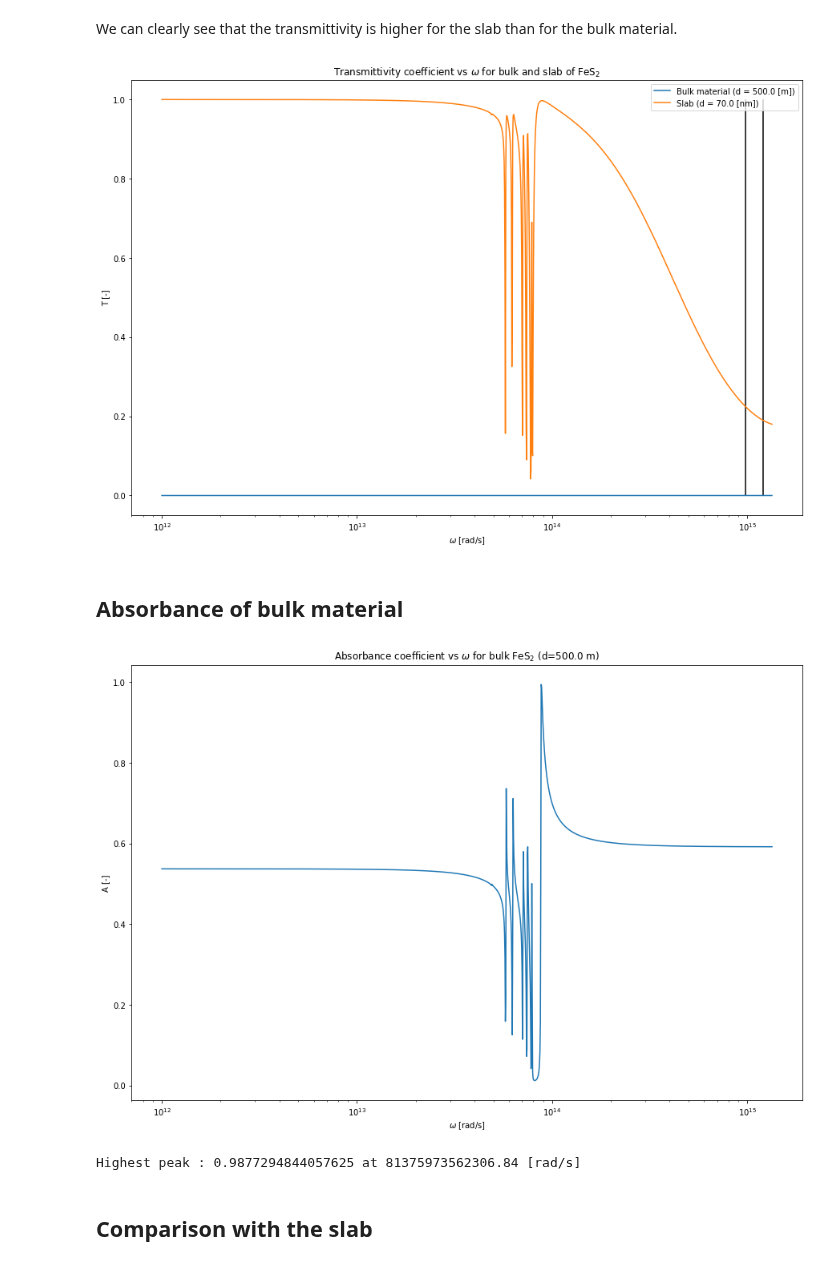
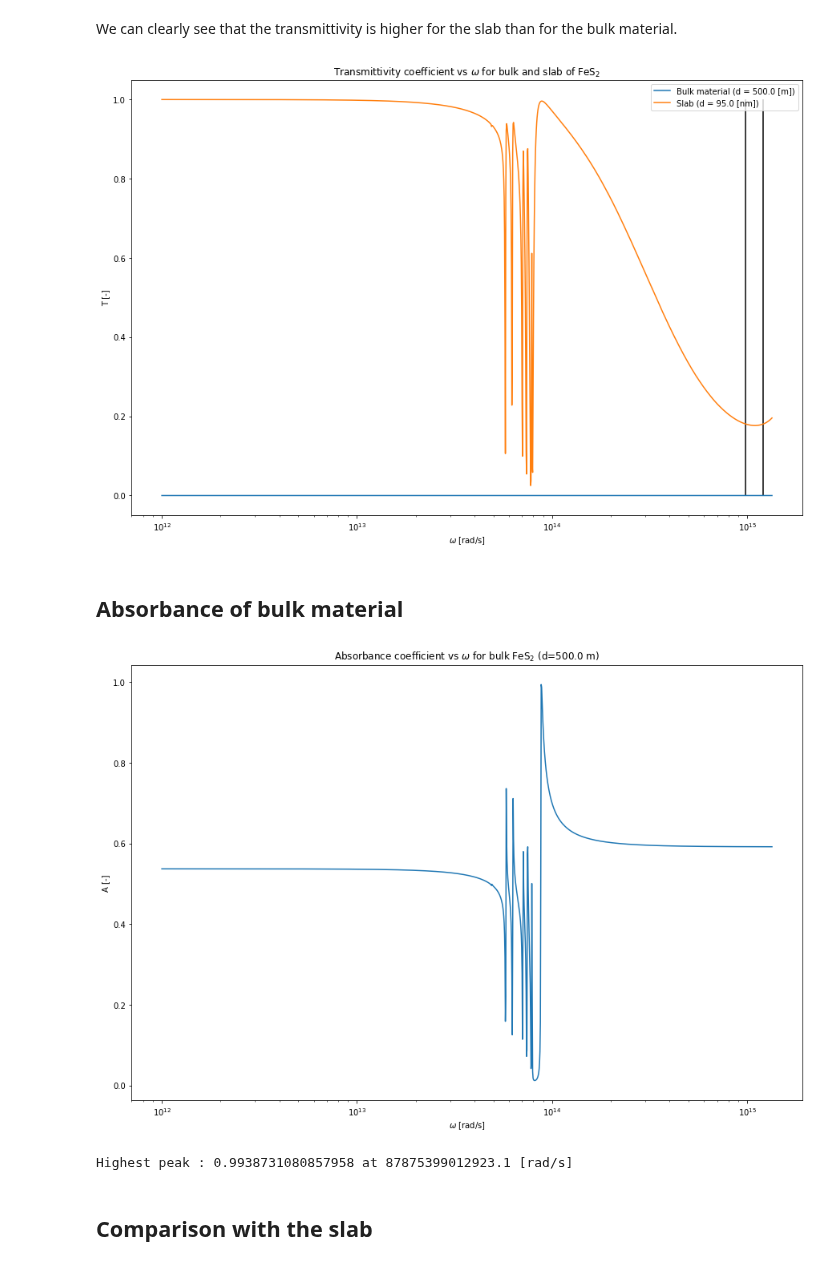
Before and after one commit to idommisse/lmapr2001, a Jupyter notebook: BLOCK2_2.ipynb, the cells around one changed output. Saved outputs shown, nothing was run; the diff lists cells and outputs as text; code cells hidden in the pictures.

```diff
--- a/BLOCK2_2.ipynb
+++ b/BLOCK2_2.ipynb
@@ -278,7 +281,7 @@ phi0 = 0
 
 #film thickness [µm]
 d1 = 0.05e10
-d2 = 0.07
+d2 = 0.095
 
 R1 = computeR(d1,omega,phi0)
 R2 = computeR(d2,omega,phi0)
@@ -334,28 +337,28 @@ We can clearly see that the transmittivity is higher for the slab than for the b
 # %%
 omega = np.logspace(12,np.log10(omegaG),n)
 
 #angle d'incidence [°]
 phi0 = 0
 
 T1 = computeT(d1,omega,phi0)
 T2 = computeT(d2,omega,phi0)
 
 plt.figure(figsize=(15,10))
 plt.plot(omega,T1,label='Bulk material (d = {} [m])'.format(d1/1e6))
 plt.plot(omega,T2,label='Slab (d = {} [nm])'.format(d2*1000))
 plt.title(r'Transmittivity coefficient vs $\omega$ for bulk and slab of FeS$_2$')
 plt.xlabel(r'$\omega$ [rad/s]')
 plt.ylabel('T [-]')
 plt.legend()
 plt.xscale('log')
 #the range of LASER frequencies
-plt.vlines(9.832e14,0,1)
+plt.vlines(9.832e14,0,1)on
 # = 90% of the bandgap
 plt.vlines(omegaG*0.9,0,1)
 plt.savefig("transbulk.png")
 plt.show()
 # %% [output]
-[figure, old version]
+[figure, new version]
 # %% [markdown]
 ## Absorbance of bulk material
 # %%
@@ -374,10 +377,10 @@ plt.xlabel(r'$\omega$ [rad/s]')
 plt.ylabel('A [-]')
 plt.xscale('log')
 plt.show()
-print("Highest peak : {0} at {1} [rad/s]".format(max(R),omega[np.argmax(R)]))
+print("Highest peak : {0} at {1} [rad/s]".format(max(A),omega[np.argmax(A)]))
 # %% [output]
 [figure]
-Highest peak : 0.9877294844057625 at 81375973562306.84 [rad/s]
+Highest peak : 0.9938731080857958 at 87875399012923.1 [rad/s]
 # %% [markdown]
 ## Comparison with the slab
 # %%
```
Also changed, not shown: parts of 7 cells of this notebook, 17 other files.
